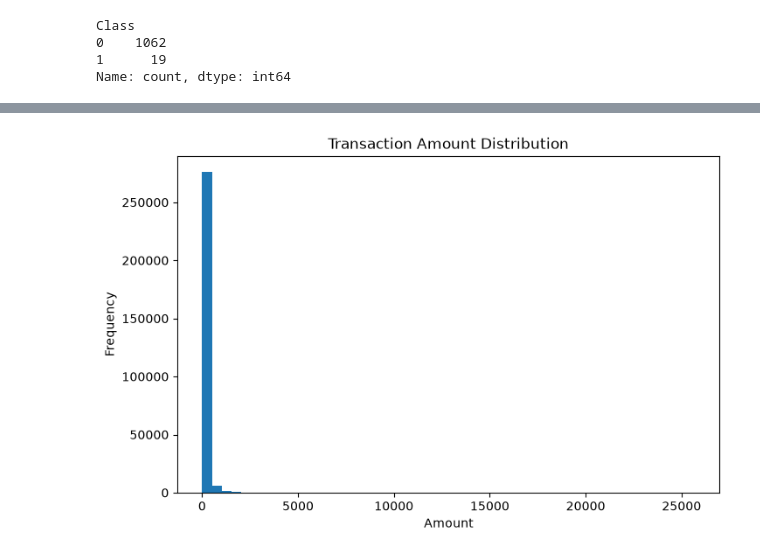
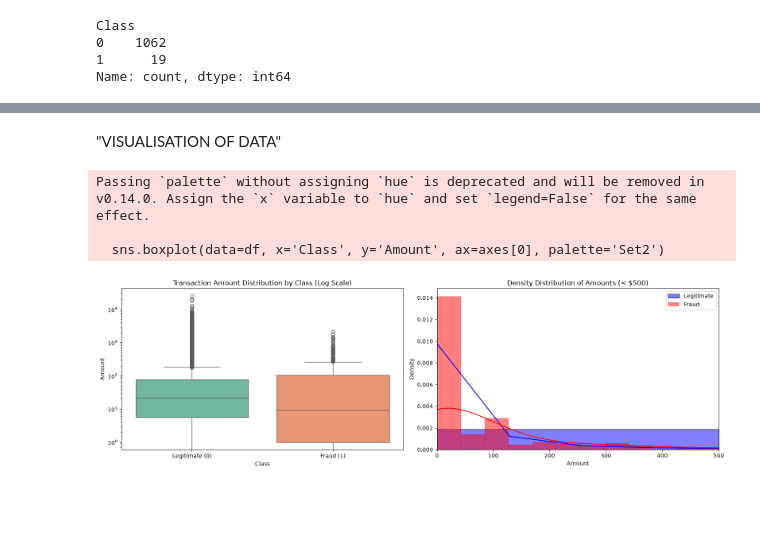
Before and after one commit to PIYUSH-1O1/credit_card_fraud_detection_ML, a Jupyter notebook: notebooks/cc_fraud.ipynb, the cells around one changed output, grey strips where cells are left out. Cells and saved outputs as stored; diff of their text form; code cells hidden in the pictures; blank space fills up the shorter version.

```diff
--- a/notebooks/cc_fraud.ipynb
+++ b/notebooks/cc_fraud.ipynb
@@ -126,11 +113,2 @@ plt.show()
-# %%
-plt.figure(figsize=(8,5))
-plt.hist(df["Amount"], bins=50)
-
-plt.title("Transaction Amount Distribution")
-plt.xlabel("Amount")
-plt.ylabel("Frequency")
-
-plt.show()
-# %% [output]
-[figure, removed]
+# %% [markdown]
+"VISUALISATION OF DATA"
@@ -136,0 +118,23 @@ plt.show()
+# %%
+fig, axes = plt.subplots(1, 2, figsize=(16, 5))
+
+# Plot 1: Boxplot of Amount by Class (log scale due to extreme values)
+sns.boxplot(data=df, x='Class', y='Amount', ax=axes[0], palette='Set2')
+axes[0].set_yscale('log')
+axes[0].set_title('Transaction Amount Distribution by Class (Log Scale)')
+axes[0].set_xticklabels(['Legitimate (0)', 'Fraud (1)'])
+
+# Plot 2: Histogram of Fraud Amount vs Legitimate Amount (< $500 threshold for readability)
+sns.histplot(df[df['Class'] == 0]['Amount'], ax=axes[1], color='blue', label='Legitimate', kde=True, stat='density', bins=50)
+sns.histplot(df[df['Class'] == 1]['Amount'], ax=axes[1], color='red', label='Fraud', kde=True, stat='density', bins=50)
+axes[1].set_xlim([0, 500])
+axes[1].set_title('Density Distribution of Amounts (< $500)')
+axes[1].legend()
+
+plt.tight_layout()
+plt.show()
+# %% [output]
+Passing `palette` without assigning `hue` is deprecated and will be removed in v0.14.0. Assign the `x` variable to `hue` and set `legend=False` for the same effect.
+
+  sns.boxplot(data=df, x='Class', y='Amount', ax=axes[0], palette='Set2')
+[figure, added]
```
Also changed, not shown: parts of 14 cells of this notebook.
